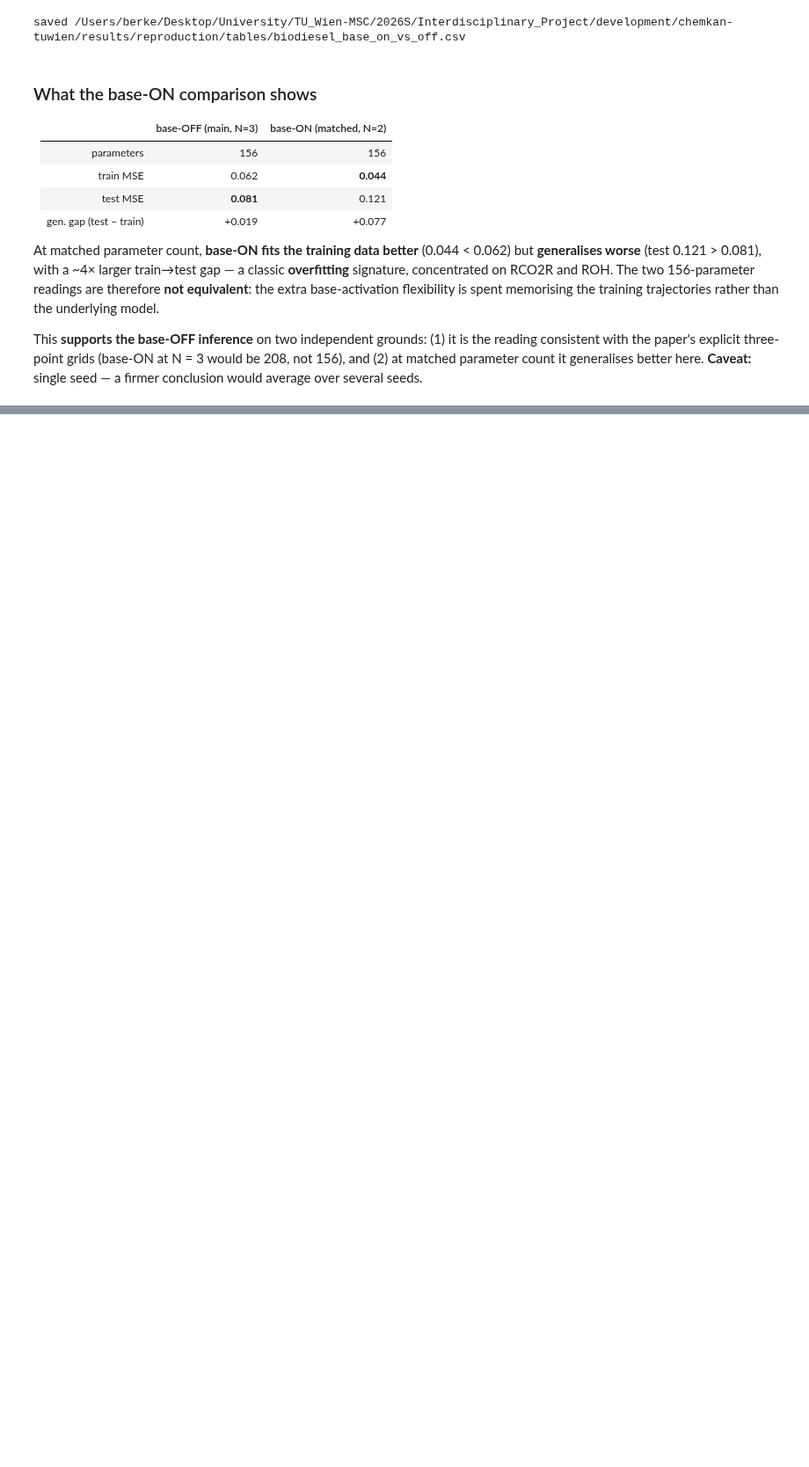
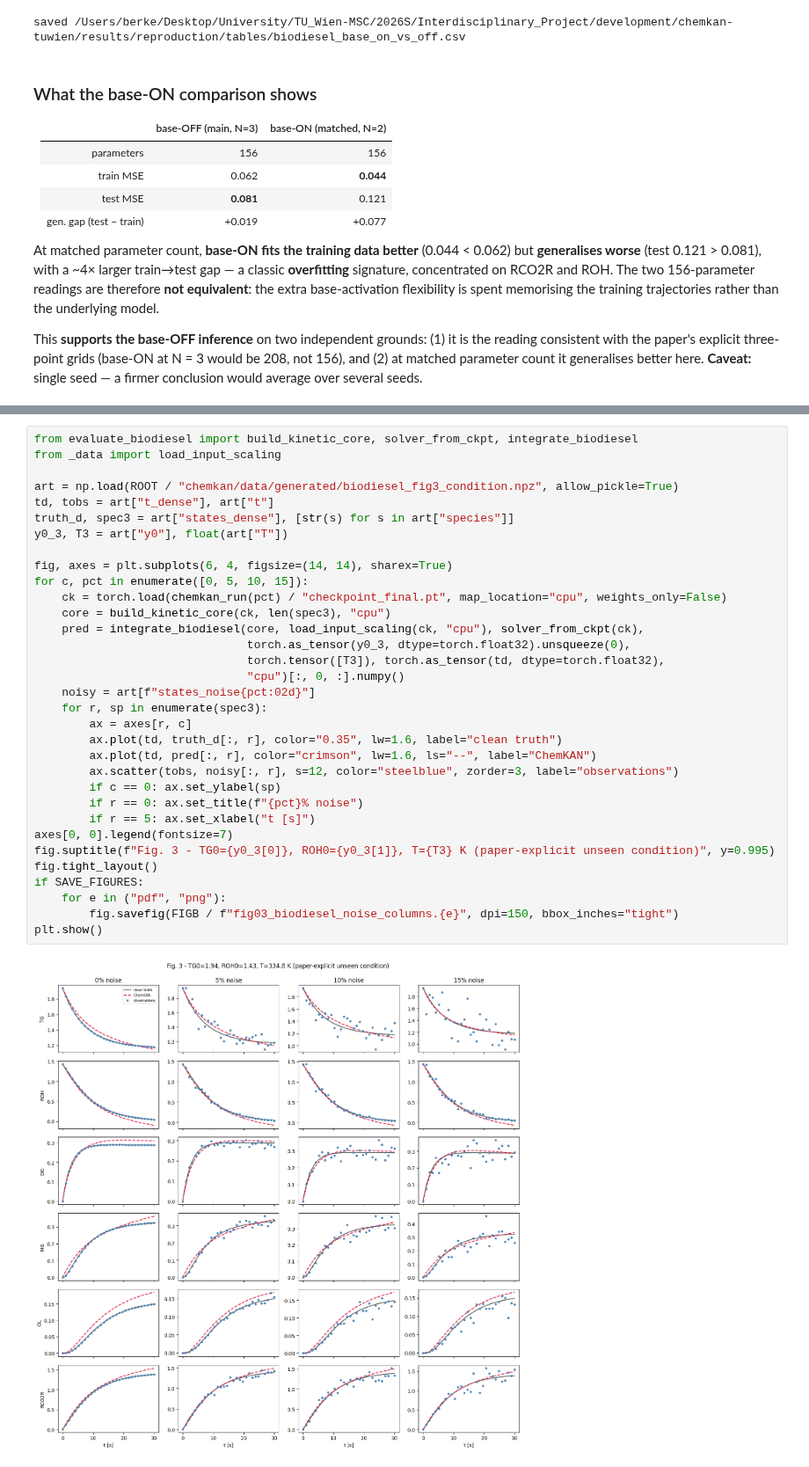
Before and after one commit to bnkglu/chemkan-tuwien, a Jupyter notebook: chemkan/notebooks/07_biodiesel_reproduction.ipynb, the cells around one changed output, grey strips where cells are left out. Shown at 88% size. Drawn from its saved outputs; the diff is of its cells as text; blank space fills up the shorter version.

```diff
--- a/chemkan/notebooks/07_biodiesel_reproduction.ipynb
+++ b/chemkan/notebooks/07_biodiesel_reproduction.ipynb
@@ -634,0 +692,35 @@ seed — a firmer conclusion would average over several seeds.
+# %%
+from evaluate_biodiesel import build_kinetic_core, solver_from_ckpt, integrate_biodiesel
+from _data import load_input_scaling
+
+art = np.load(ROOT / "chemkan/data/generated/biodiesel_fig3_condition.npz", allow_pickle=True)
+td, tobs = art["t_dense"], art["t"]
+truth_d, spec3 = art["states_dense"], [str(s) for s in art["species"]]
+y0_3, T3 = art["y0"], float(art["T"])
+
+fig, axes = plt.subplots(6, 4, figsize=(14, 14), sharex=True)
+for c, pct in enumerate([0, 5, 10, 15]):
+    ck = torch.load(chemkan_run(pct) / "checkpoint_final.pt", map_location="cpu", weights_only=False)
+    core = build_kinetic_core(ck, len(spec3), "cpu")
+    pred = integrate_biodiesel(core, load_input_scaling(ck, "cpu"), solver_from_ckpt(ck),
+                               torch.as_tensor(y0_3, dtype=torch.float32).unsqueeze(0),
+                               torch.tensor([T3]), torch.as_tensor(td, dtype=torch.float32),
+                               "cpu")[:, 0, :].numpy()
+    noisy = art[f"states_noise{pct:02d}"]
+    for r, sp in enumerate(spec3):
+        ax = axes[r, c]
+        ax.plot(td, truth_d[:, r], color="0.35", lw=1.6, label="clean truth")
+        ax.plot(td, pred[:, r], color="crimson", lw=1.6, ls="--", label="ChemKAN")
+        ax.scatter(tobs, noisy[:, r], s=12, color="steelblue", zorder=3, label="observations")
+        if c == 0: ax.set_ylabel(sp)
+        if r == 0: ax.set_title(f"{pct}% noise")
+        if r == 5: ax.set_xlabel("t [s]")
+axes[0, 0].legend(fontsize=7)
+fig.suptitle(f"Fig. 3 - TG0={y0_3[0]}, ROH0={y0_3[1]}, T={T3} K (paper-explicit unseen condition)", y=0.995)
+fig.tight_layout()
+if SAVE_FIGURES:
+    for e in ("pdf", "png"):
+        fig.savefig(FIGB / f"fig03_biodiesel_noise_columns.{e}", dpi=150, bbox_inches="tight")
+plt.show()
+# %% [output]
+[figure, added]
```
Also changed, not shown: parts of 19 cells of this notebook, 1 other file.
